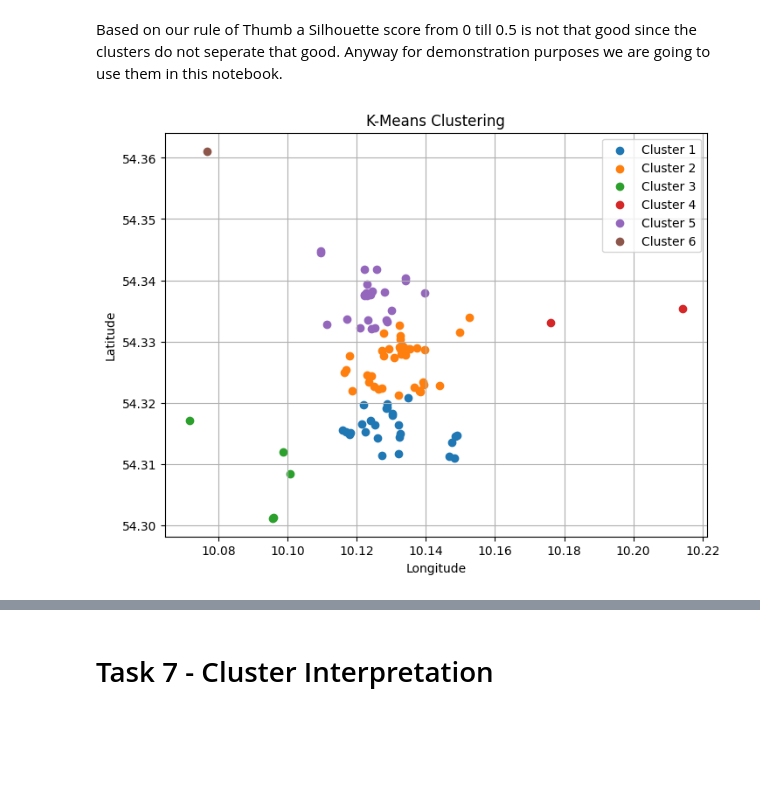
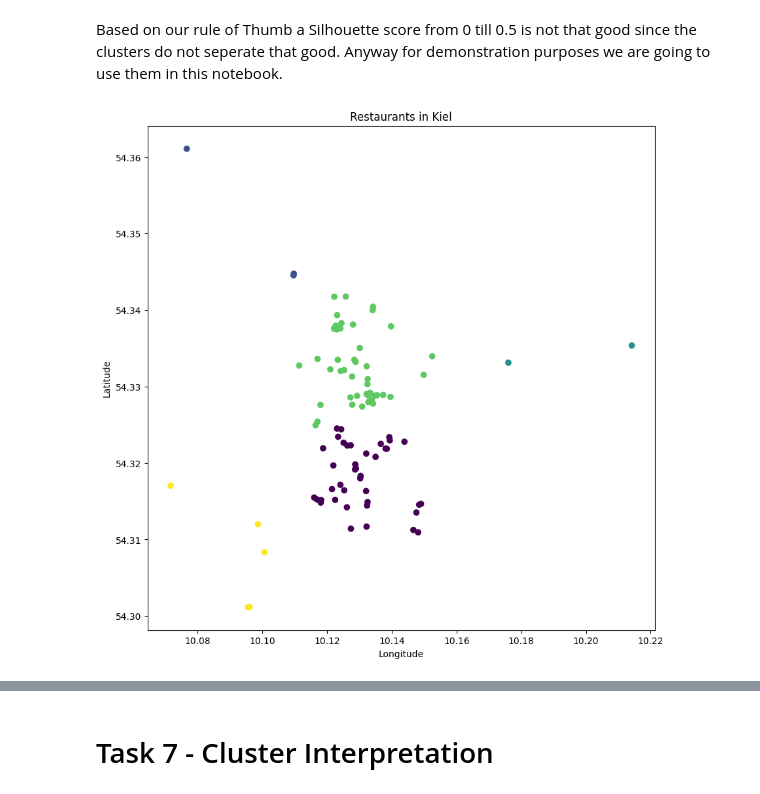
Before and after one commit to MartinDieCooleSocke420/sem1_math_and_stats, a Jupyter notebook: exam/experiments.ipynb, the cells around one changed output, grey strips where cells are left out. Saved outputs shown, nothing was run; the diff lists cells and outputs as text; code cells hidden in the pictures; blank space fills up the shorter version.

```diff
--- a/exam/experiments.ipynb
+++ b/exam/experiments.ipynb
@@ -217,28 +232,30 @@ The silhouette score for the best cluster is: 0.44176858374157035
 # %% [markdown]
 Based on our rule of Thumb a Silhouette score from 0 till 0.5 is not that good since the clusters do not seperate that good.
 Anyway for demonstration purposes we are going to use them in this notebook.
-# %%
-# Define the number of clusters (you can use the result from the elbow method)
-n_clusters = 6
-
-# Perform K-Means clustering
-kmeans = KMeans(n_clusters=n_clusters, random_state=0)
-kmeans.fit(selected_columns_scaled)
-
-# Add cluster labels to the DataFrame
-data['cluster'] = kmeans.labels_
-
-# Create a scatter plot with clusters
-plt.figure(figsize=(8, 6))
-for cluster in range(n_clusters):
-    cluster_data = data[data['cluster'] == cluster]
-    plt.scatter(cluster_data['lon'], cluster_data['lat'], label=f'Cluster {cluster + 1}')
-
-plt.xlabel('Longitude')
-plt.ylabel('Latitude')
-plt.title('K-Means Clustering')
-plt.legend()
-plt.grid(True)
-plt.show()
-# %% [output]
-[figure, removed]
+# %%
+# Apply K-means clustering to the dataset
+from sklearn.cluster import KMeans
+from sklearn.preprocessing import StandardScaler
+
+# Select only the numeric columns (lat and lon)
+restaurants_kiel_numeric = data[['lat', 'lon']].dropna()
+
+# Standardize the numeric columns
+scaler = StandardScaler()
+restaurants_kiel_scaled = scaler.fit_transform(restaurants_kiel_numeric)
+
+# Apply K-means clustering
+kmeans = KMeans(n_clusters=5, random_state=0).fit(restaurants_kiel_scaled)
+
+# Add the cluster labels to the dataframe
+data['cluster'] = kmeans.labels_
+
+# Plot the restaurants
+plt.figure(figsize=(10, 10))
+plt.scatter(data['lon'], data['lat'], c=data['cluster'], cmap='viridis')
+plt.title('Restaurants in Kiel')
+plt.xlabel('Longitude')
+plt.ylabel('Latitude')
+plt.show()
+# %% [output]
+[figure, added]
```
Also changed, not shown: parts of 11 cells of this notebook.
